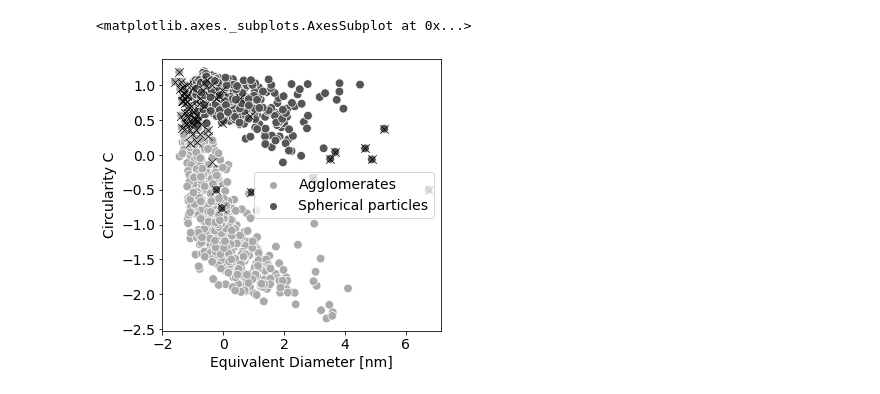
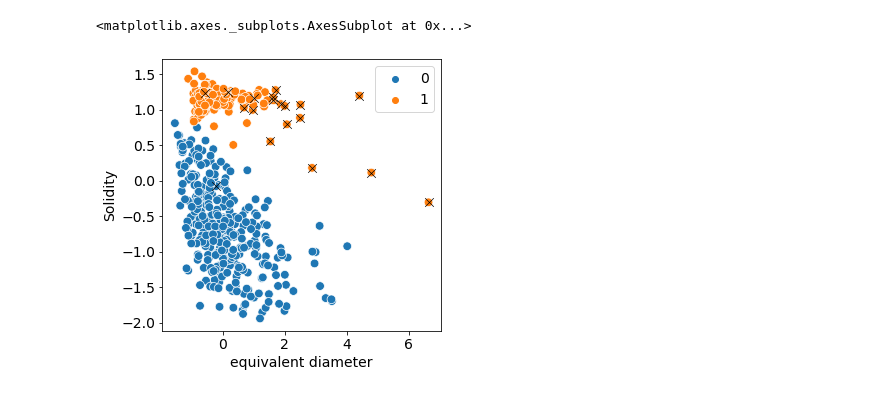
Before and after one commit to kozz84/particle_analysis, a Jupyter notebook: Size_distribution_100Hz_SpectralClustering.ipynb, the cells around one changed output. Cells and saved outputs as stored; diff of their text form; code cells hidden in the pictures.

```diff
--- a/Size_distribution_100Hz_SpectralClustering.ipynb
+++ b/Size_distribution_100Hz_SpectralClustering.ipynb
@@ -88,0 +126,11 @@ print(confusion_matrix(y,y_pred))
+# %%
+legend_map = {0: 'Agglomerates',
+              1: 'Spherical particles'
+              }
+labels = pd.DataFrame()
+labels['y_true'] = y
+#labels['y_true_label']=labels['y_true'].map(legend_map)
+
+labels['Spectral Clustering'] = model.labels_
+#labels['y_pred_label']= labels['y_pred'].map(legend_map)
+labels
@@ -88,0 +151,21 @@ print(confusion_matrix(y,y_pred))
+# %%
+X['y_true'] = labels['y_true']
+X['Spectral Clustering'] = labels['Spectral Clustering']
+plt.figure(figsize=(5,5))
+plt.rcParams.update({'font.size': 14})
+sns.scatterplot(data=X,
+                y='Circ.',
+                x='equivalent diameter',
+                hue=y,
+                s=75,
+             #   palette = "binary",
+               # fc="none",
+               # edgecolor="black",
+                )
+sns.scatterplot(data=X[X['y_true'] != X['Spectral Clustering']],
+                y='Circ.',
+                x='equivalent diameter',
+                color='black',
+                s=75,
+                marker="x")
+X = X.drop(['y_true','Spectral Clustering'],axis=1)
@@ -89,22 +174,21 @@ print(confusion_matrix(y,y_pred))
 # %%
 plt.figure(figsize=(5,5))
-markers = {"Agglomerates": "s", "Spherical particles": "X"}
 plt.rcParams.update({'font.size': 14})
 sns.scatterplot(data=X,
-                y='Circularity C',
-                x='Equivalent Diameter [nm]',
+                y='Solidity',
+                x='equivalent diameter',
                 hue=y,
                 s=75,
-                palette = "binary",
+             #   palette = "binary",
                # fc="none",
                # edgecolor="black",
                 )
-sns.scatterplot(data=X[X['Group_true'] != X['Group_pred']],
-                y='Circularity C',
-                x='Equivalent Diameter [nm]',
+sns.scatterplot(data=X[X['y_true'] != X['y_pred']],
+                y='Solidity',
+                x='equivalent diameter',
                 color='black',
                 s=75,
                 marker="x")
 # %% [output]
 <matplotlib.axes._subplots.AxesSubplot at 0x...>
-[figure, old version]
+[figure, new version]
```
Also changed, not shown: parts of 30 cells of this notebook.
